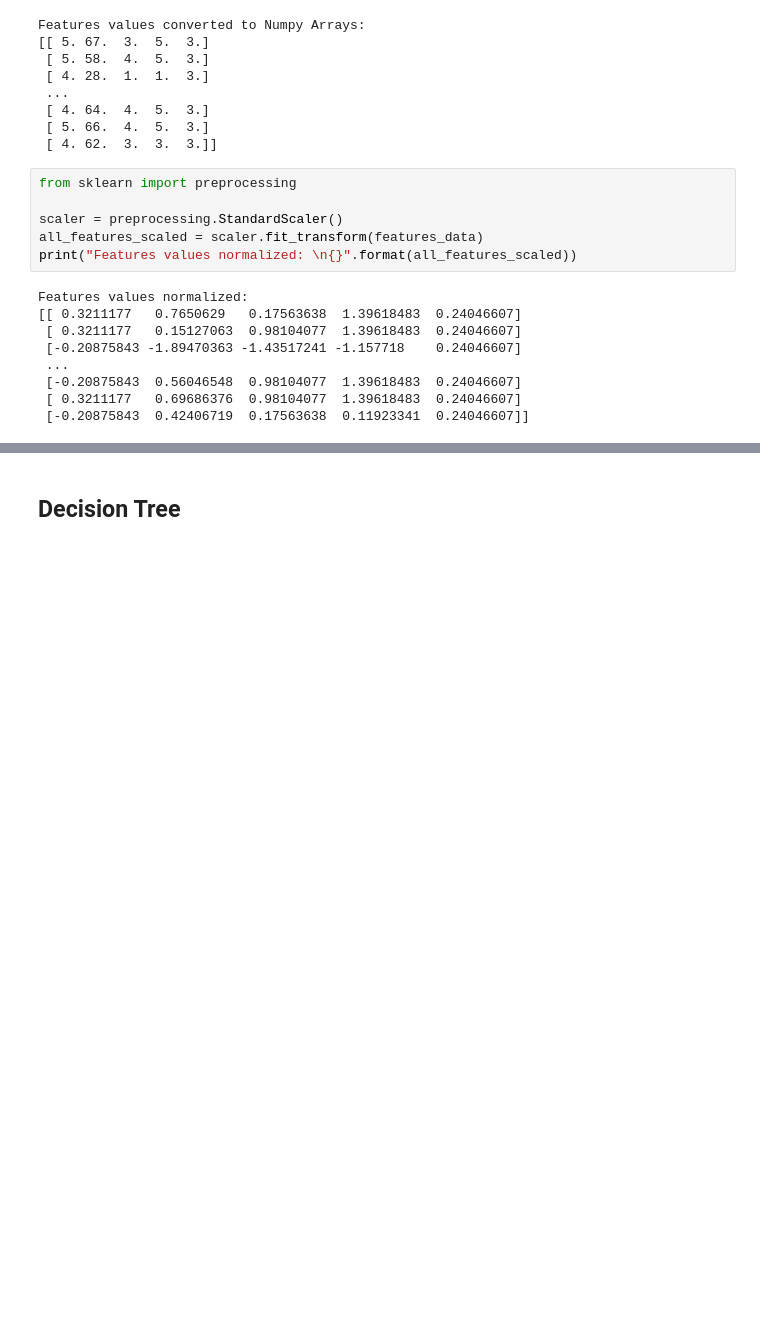
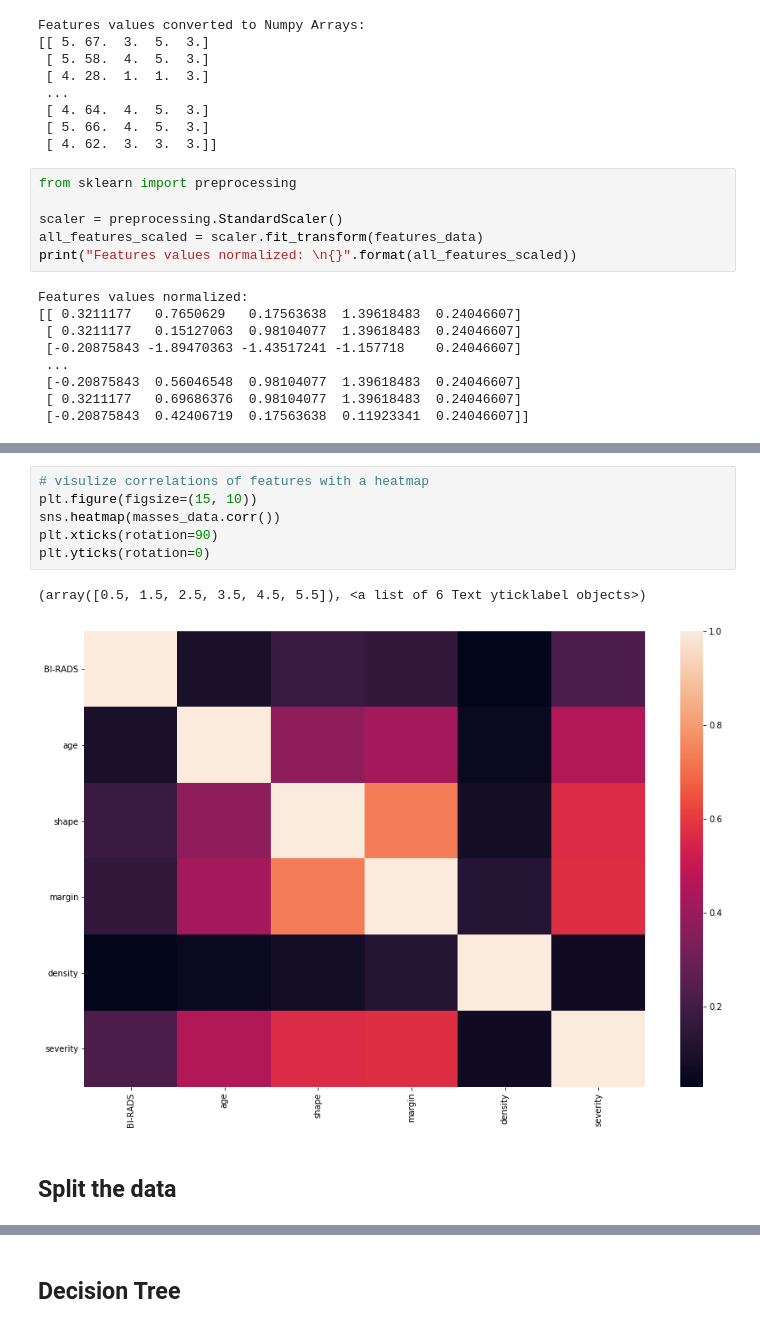
Before and after one commit to hdalmora/machine-learning-engineer, a Jupyter notebook: capstone-project/mammographic_analisys_capstone.ipynb, the cells around one changed output, grey strips where cells are left out. Cells and saved outputs as stored; diff of their text form; blank space fills up the shorter version.

```diff
--- a/capstone-project/mammographic_analisys_capstone.ipynb
+++ b/capstone-project/mammographic_analisys_capstone.ipynb
@@ -130,0 +174,11 @@ Features values normalized:
+# %%
+# visulize correlations of features with a heatmap
+plt.figure(figsize=(15, 10))
+sns.heatmap(masses_data.corr())
+plt.xticks(rotation=90)
+plt.yticks(rotation=0)
+# %% [output]
+(array([0.5, 1.5, 2.5, 3.5, 4.5, 5.5]), <a list of 6 Text yticklabel objects>)
+[figure, added]
+# %% [markdown]
+## Split the data
```
Also changed, not shown: parts of 10 cells of this notebook.
